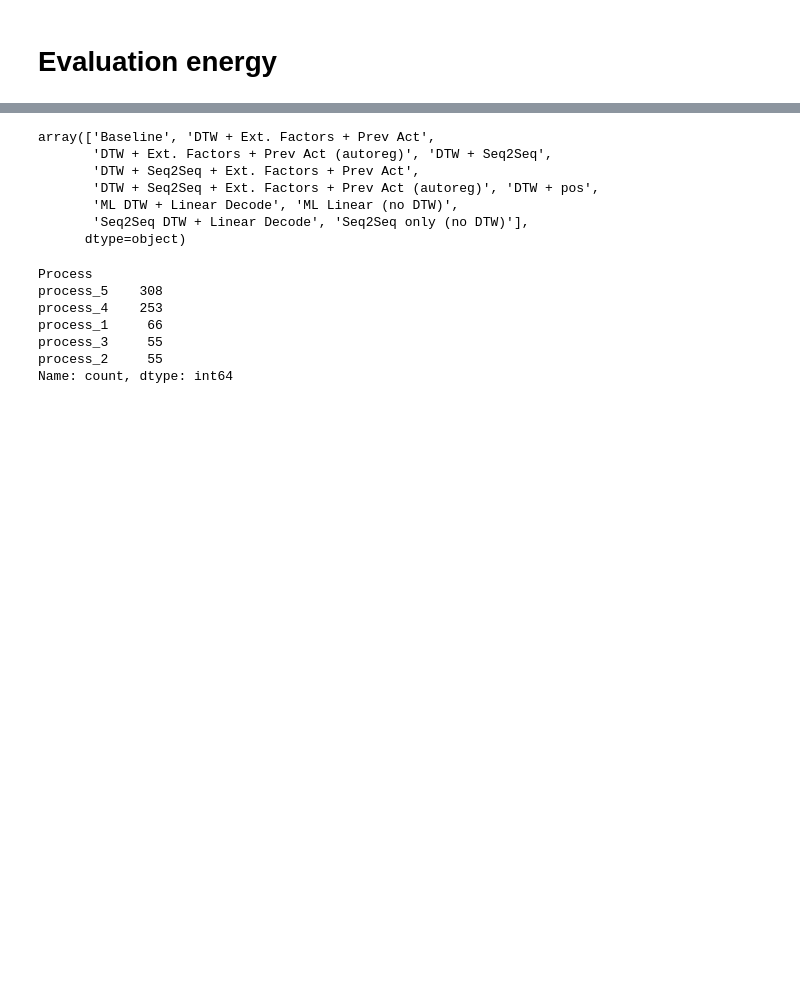
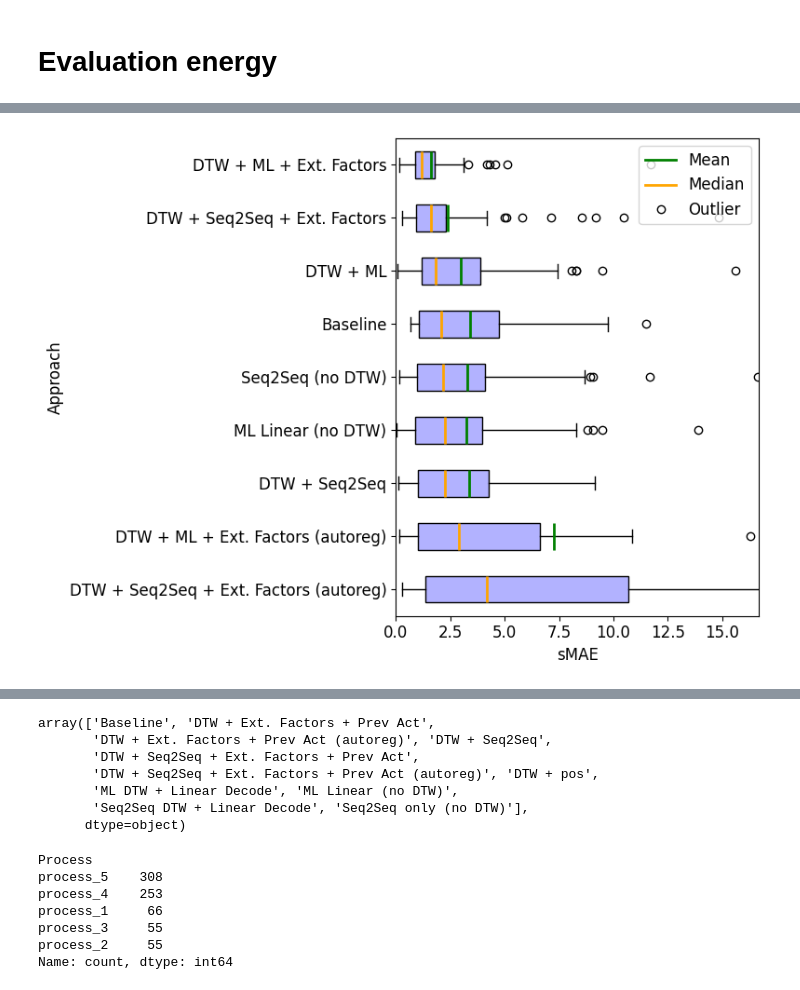
Before and after one commit to zapataunipaderborn/process_energy_demand_modelling, a Jupyter notebook: src/results_latex_table.ipynb, the cells around one changed output, grey strips where cells are left out. Saved outputs shown, nothing was run; the diff lists cells and outputs as text; code cells hidden in the pictures; blank space fills up the shorter version.

```diff
--- a/src/results_latex_table.ipynb
+++ b/src/results_latex_table.ipynb
@@ -563,0 +704,68 @@ Process & Approach &  &  &  \\
+# %%
+import matplotlib.pyplot as plt
+import numpy as np
+import matplotlib.colors as mcolors
+from matplotlib.lines import Line2D
+
+# Set global font size to 12 so all text is bigger
+plt.rcParams.update({'font.size': 12})
+
+# Prepare the data
+df_box = df_energy_results[~df_energy_results['Approach'].isin(EXCLUDE_APPROACHES)].copy()
+df_box['Approach'] = df_box['Approach'].replace(APPROACH_LABELS)
+df_box = df_box.rename(columns={'sMAE_TEST': 'sMAE'})
+
+# Sort approaches by median DESCENDING (ascending=False).
+box_order = df_box.groupby('Approach')['sMAE'].median().sort_values(ascending=False).index.tolist()
+
+metric = 'sMAE'
+# Reduced width from 10 to 8 to make it less wide
+fig, ax = plt.subplots(figsize=(8, 6))
+
+data = [df_box.loc[df_box['Approach'] == a, metric].dropna().values for a in box_order]
+
+# meanline=True turns the mean marker into a line across the box
+# meanprops allows us to customize the color/style of that mean line
+bplot = ax.boxplot(
+    data,
+    tick_labels=box_order,
+    showfliers=True,
+    showmeans=True,
+    meanline=True,
+    vert=False,
+    patch_artist=True,
+    meanprops=dict(color='green', linewidth=2, linestyle='-'),
+    medianprops=dict(color='orange', linewidth=2)
+)
+
+# Apply the requested blue with alpha=0.1
+# We apply alpha only to the facecolor so the black edges remain solid and visible
+blue_rgba = mcolors.to_rgba('blue', alpha=0.3)
+
+for patch in bplot['boxes']:
+    patch.set_facecolor(blue_rgba)
+    patch.set_edgecolor('black')
+
+# Cap the x-axis a bit above the 95th percentile
+all_vals = np.concatenate([d for d in data if len(d)])
+x_cap = np.percentile(all_vals, 95) * 1.3
+ax.set_xlim(0, x_cap)
+
+# Update labels
+ax.set_xlabel(metric)
+ax.set_ylabel('Approach')
+
+# Create custom legend for Mean, Median, and Outlier
+legend_elements = [
+    Line2D([0], [0], color='green', lw=2, linestyle='-', label='Mean'),
+    Line2D([0], [0], color='orange', lw=2, label='Median'),
+    Line2D([0], [0], marker='o', color='w', markeredgecolor='black', markerfacecolor='none', markersize=6, label='Outlier')
+]
+ax.legend(handles=legend_elements, loc='upper right')
+
+
+fig.tight_layout()
+fig.savefig('visuals/energy_approach_sMAE_boxplot.pdf', dpi=1300)
+plt.show()
+# %% [output]
+[figure, added]
```
Also changed, not shown: parts of 19 cells of this notebook, 3 other files.
